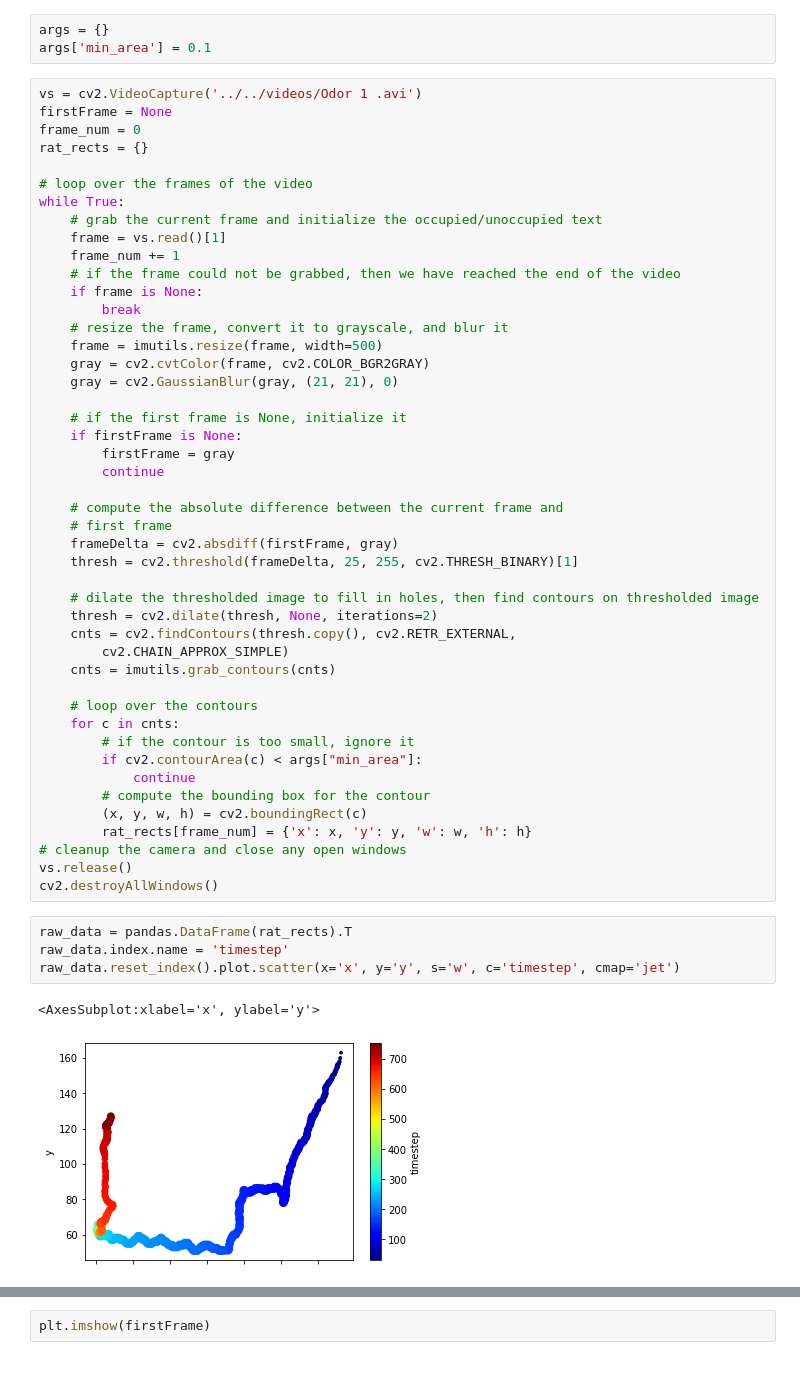
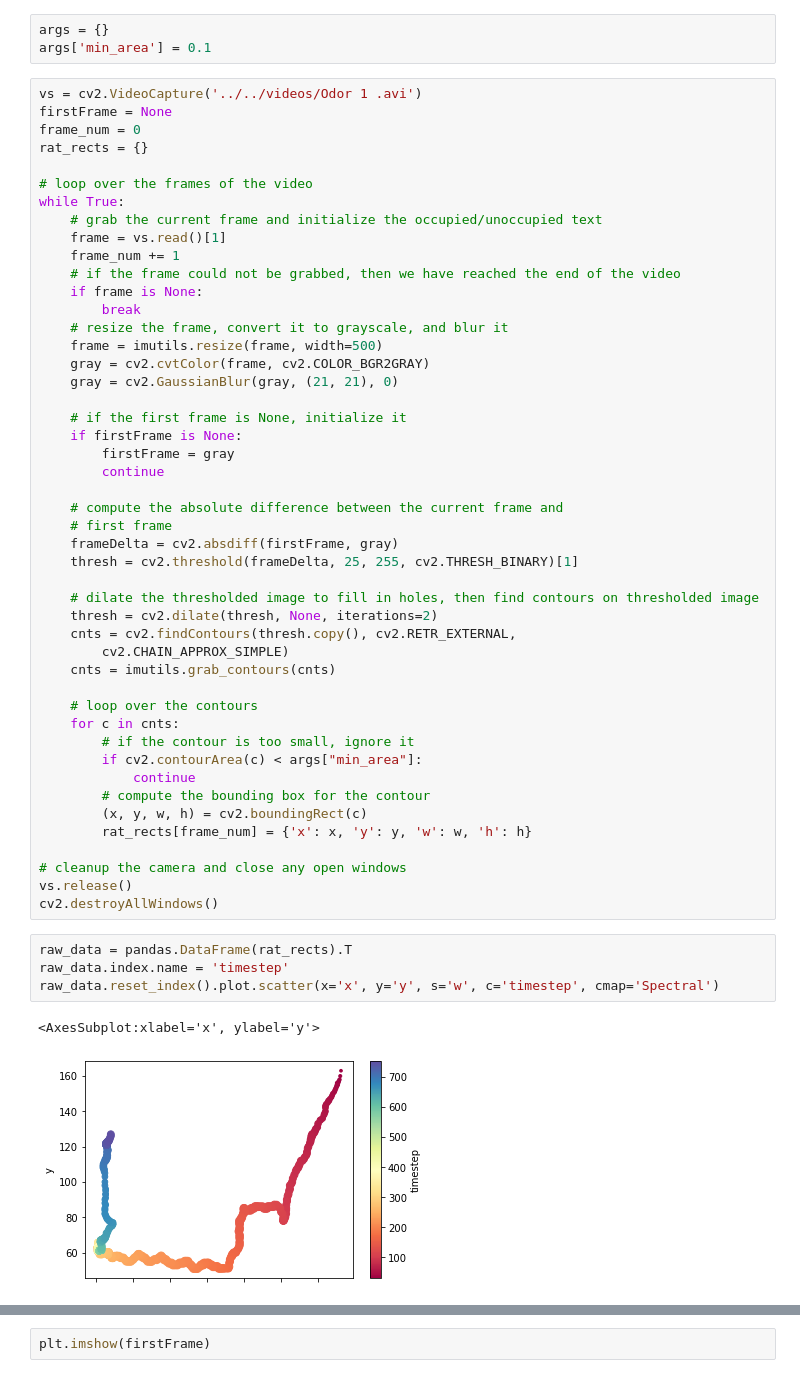
Before and after one commit to bueinat/mouse_tracking, a Jupyter notebook: computer_vision_code/cv.ipynb, the cells around one changed output, grey strips where cells are left out. Saved outputs shown, nothing was run; the diff lists cells and outputs as text.

```diff
--- a/computer_vision_code/cv.ipynb
+++ b/computer_vision_code/cv.ipynb
@@ -111,13 +95,14 @@ while True:
 		# compute the bounding box for the contour
 		(x, y, w, h) = cv2.boundingRect(c)
 		rat_rects[frame_num] = {'x': x, 'y': y, 'w': w, 'h': h}
+
 # cleanup the camera and close any open windows
 vs.release()
 cv2.destroyAllWindows()
 # %%
 raw_data = pandas.DataFrame(rat_rects).T
 raw_data.index.name = 'timestep'
-raw_data.reset_index().plot.scatter(x='x', y='y', s='w', c='timestep', cmap='jet')
+raw_data.reset_index().plot.scatter(x='x', y='y', s='w', c='timestep', cmap='Spectral')
 # %% [output]
 <AxesSubplot:xlabel='x', ylabel='y'>
-[figure, old version]
+[figure, new version]
```
Also changed, not shown: parts of 6 cells of this notebook.
